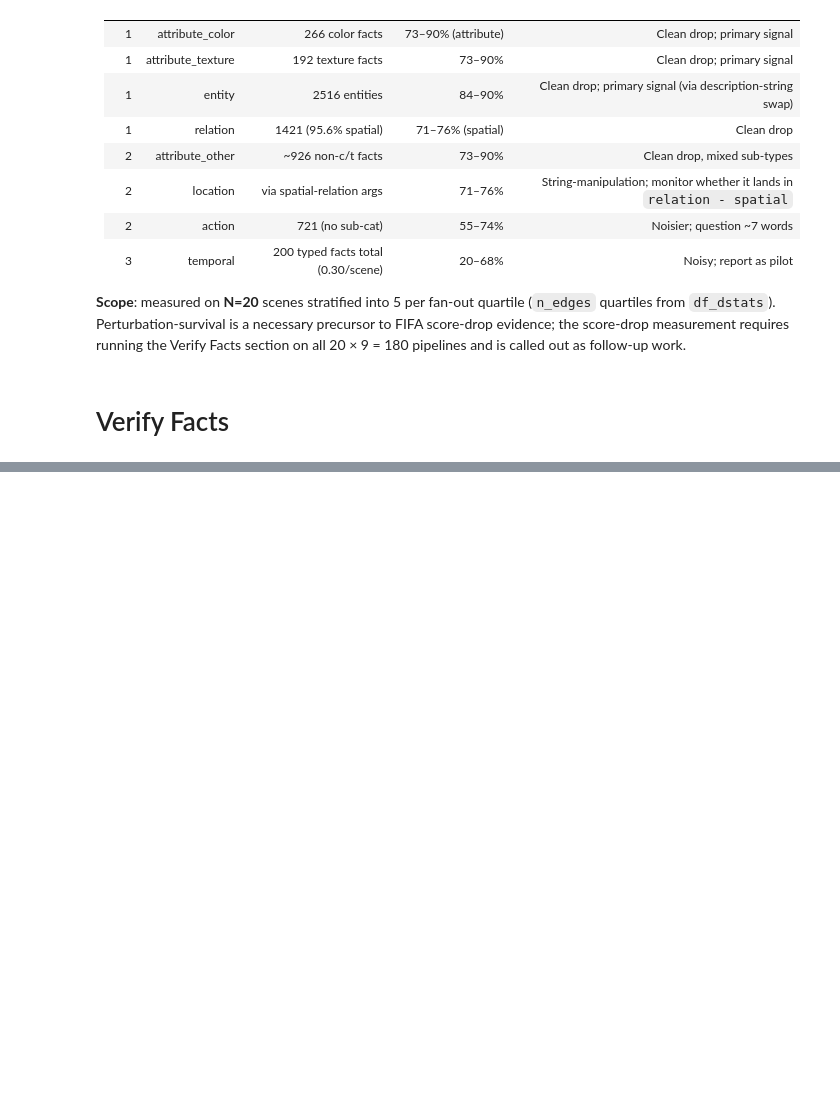
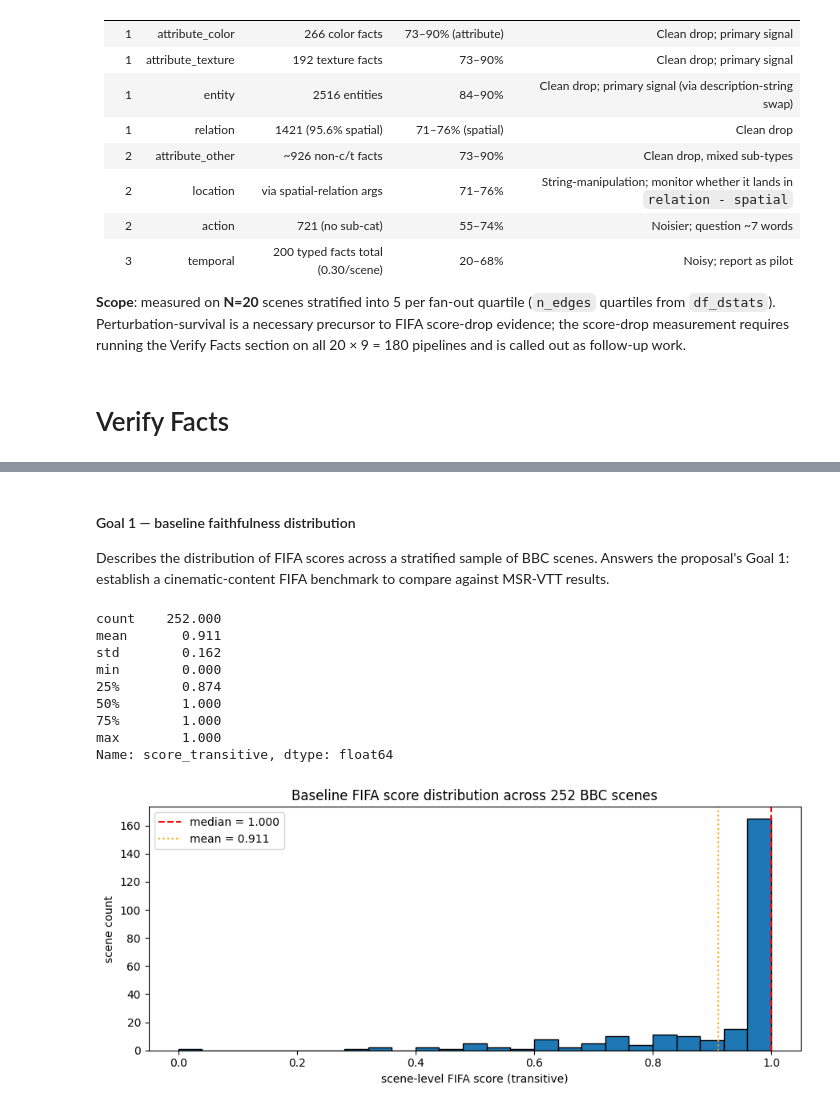
Before and after one commit to PadPatil/FIFA-Faithfulnes-Evaluation, a Jupyter notebook: bbc-faithful-eval/CSED504_Faithful_Cuts.ipynb, the cells around one changed output, grey strips where cells are left out. Cells and saved outputs as stored; diff of their text form; code cells hidden in the pictures; blank space fills up the shorter version.

```diff
--- a/bbc-faithful-eval/CSED504_Faithful_Cuts.ipynb
+++ b/bbc-faithful-eval/CSED504_Faithful_Cuts.ipynb
@@ -2487,0 +2824,16 @@ Variants whose injected error never reached the fact set are untestable by FIFA;
+# %%
+def sample_baseline_stratified(df_facts, n_per_video=23, seed=42):
+    """~n_per_video scenes per BBC episode. Guarantees per-video coverage for
+    the per-episode box plot in the Goal 1 analysis."""
+    return (
+        df_facts.groupby("video_id", group_keys=False)
+        .apply(lambda g: g.sample(n=min(n_per_video, len(g)), random_state=seed))
+        .reset_index(drop=True)
+    )
+
+
+df_baseline_sample = sample_baseline_stratified(
+    df_facts, n_per_video=N_BASELINE_PER_VIDEO, seed=BASELINE_SAMPLE_SEED,
+)
+print(f"Baseline sample: {len(df_baseline_sample)} scenes")
+print(df_baseline_sample["video_id"].value_counts().sort_index())
@@ -2487,0 +2945,33 @@ Variants whose injected error never reached the fact set are untestable by FIFA;
+# %% [markdown]
+#### Goal 1 — baseline faithfulness distribution
+
+Describes the distribution of FIFA scores across a stratified sample of
+BBC scenes. Answers the proposal's Goal 1: establish a cinematic-content
+FIFA benchmark to compare against MSR-VTT results.
+# %%
+scores = df_verify_baseline["score_transitive"].dropna()
+print(scores.describe().round(3))
+
+plt.figure(figsize=(9, 4))
+plt.hist(scores, bins=25, edgecolor="black")
+plt.axvline(scores.median(), color="red", linestyle="--",
+            label=f"median = {scores.median():.3f}")
+plt.axvline(scores.mean(), color="orange", linestyle=":",
+            label=f"mean = {scores.mean():.3f}")
+plt.xlabel("scene-level FIFA score (transitive)")
+plt.ylabel("scene count")
+plt.title(f"Baseline FIFA score distribution across {len(scores)} BBC scenes")
+plt.legend()
+plt.tight_layout()
+plt.show()
+# %% [output]
+count    252.000
+mean       0.911
+std        0.162
+min        0.000
+25%        0.874
+50%        1.000
+75%        1.000
+max        1.000
+Name: score_transitive, dtype: float64
+[figure, added]
```
Also changed, not shown: parts of 23 cells of this notebook.
